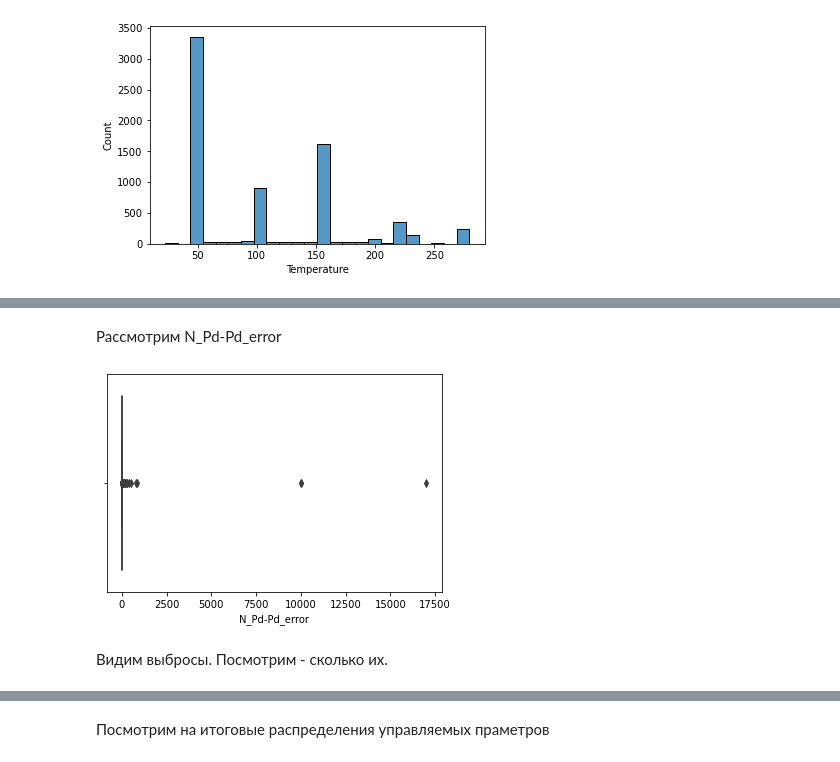
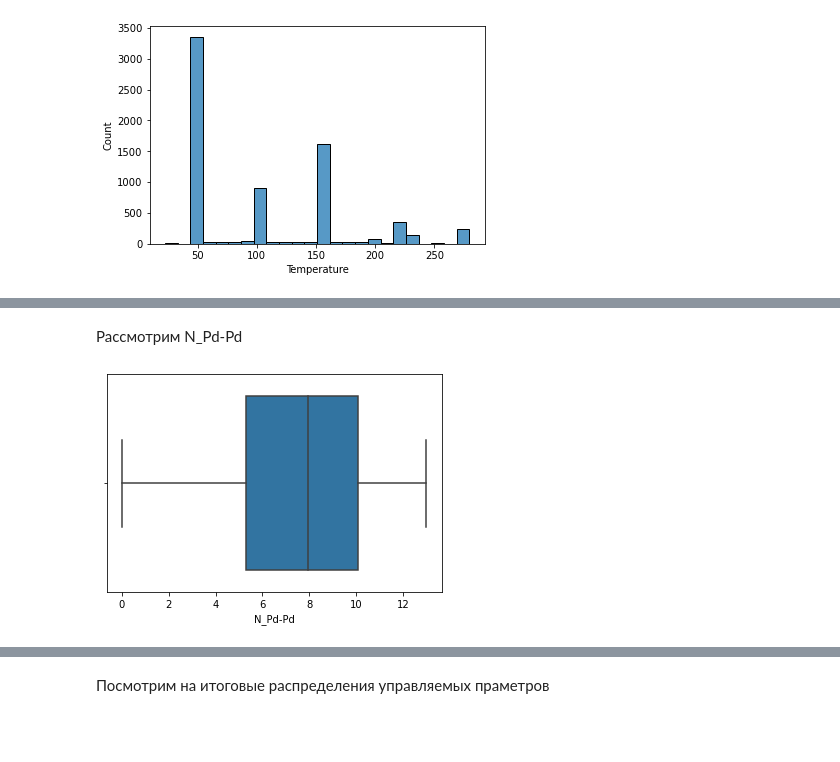
Before and after one commit to Vitaliy1234/fuzzy_project, a Jupyter notebook: Preprocessing.ipynb, the cells around one changed output, grey strips where cells are left out. Saved outputs shown, nothing was run; the diff lists cells and outputs as text; code cells hidden in the pictures; blank space fills up the shorter version.

```diff
--- a/Preprocessing.ipynb
+++ b/Preprocessing.ipynb
@@ -110,2 +104,0 @@ plt.show()
-# %%
-data_no_spectr = data_no_spectr[data_no_spectr['Amp_ref_error'] < 0.08]
@@ -117,9 +105,7 @@ plt.show()
 # %% [markdown]
-Рассмотрим N_Pd-Pd_error
+Рассмотрим N_Pd-Pd
 # %%
-sns.boxplot(data_no_spectr['N_Pd-Pd_error'])
+sns.boxplot(data_no_spectr['N_Pd-Pd'])
 plt.show()
 # %% [output]
-[figure, old version]
+[figure, new version]
-# %% [markdown]
-Видим выбросы. Посмотрим - сколько их.
```
Also changed, not shown: parts of 35 cells of this notebook.
